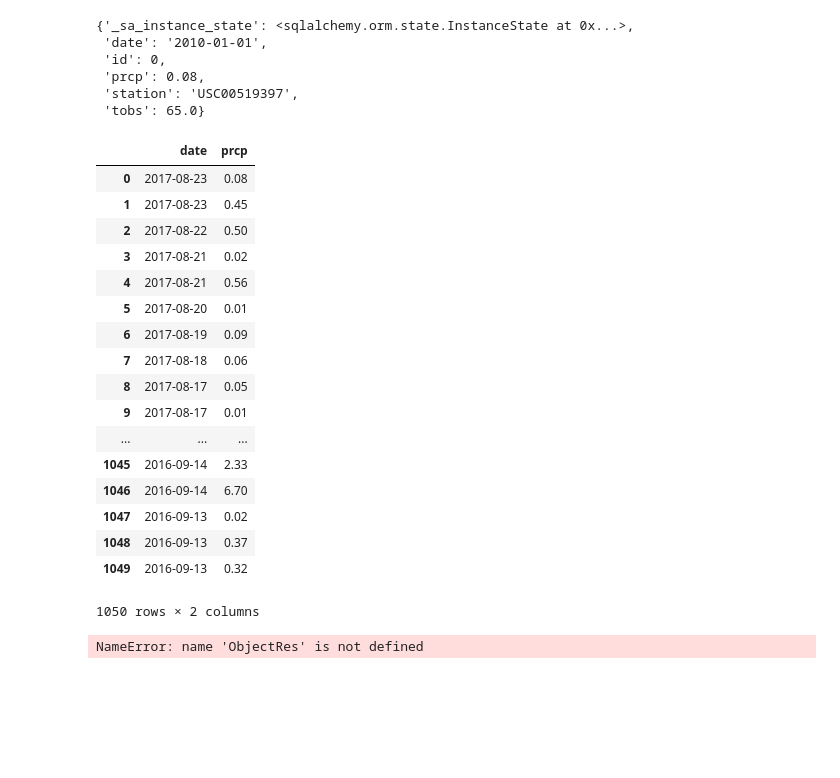
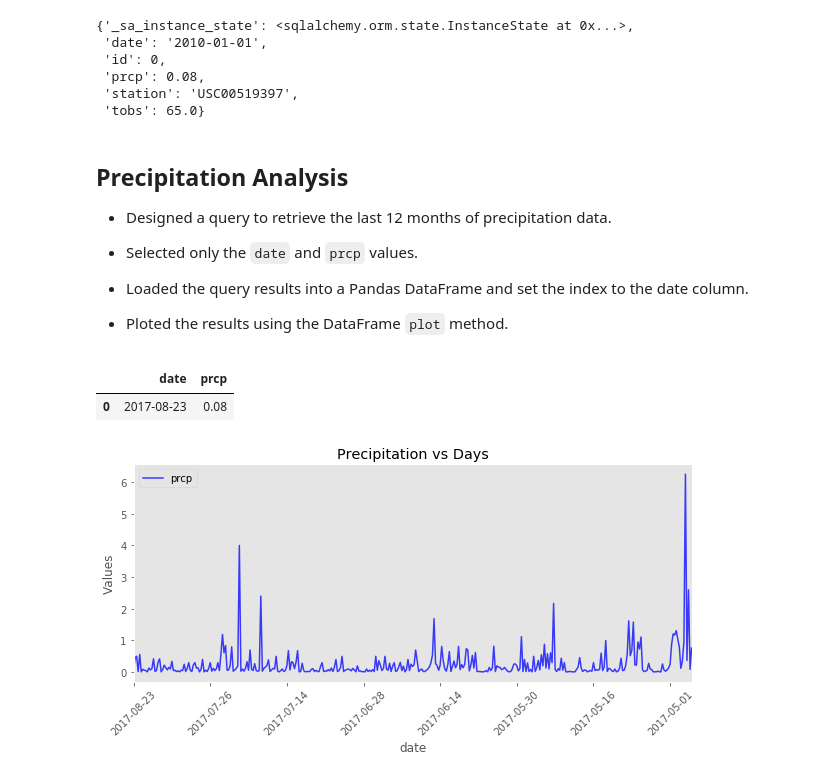
Before and after one commit to mrbalikci/sqlalchemy, a Jupyter notebook: climate_analysis.ipynb, the cells around one changed output. Cells and saved outputs as stored; diff of their text form; code cells hidden in the pictures; blank space fills up the shorter version.

```diff
--- a/climate_analysis.ipynb
+++ b/climate_analysis.ipynb
@@ -55,5 +70,15 @@ first_row.__dict__
  'prcp': 0.08,
  'station': 'USC00519397',
  'tobs': 65.0}
+# %% [markdown]
+## Precipitation Analysis
+
+* Designed a query to retrieve the last 12 months of precipitation data.
+
+* Selected only the `date` and `prcp` values.
+
+* Loaded the query results into a Pandas DataFrame and set the index to the date column.
+
+* Ploted the results using the DataFrame `plot` method.
 # %%
 import pandas as pd
@@ -60,26 +87,7 @@ import pandas as pd
 # %%
-dates = session.query(Measurement.date, Measurement.prcp).order_by(Measurement.date.desc()).limit(1050).all()
-pd.DataFrame(dates)
+dates = session.query(Measurement.date, Measurement.prcp).order_by(Measurement.date.desc()).limit(365).all()
+s_dates = pd.DataFrame(dates)
+s_dates.head(1)
 # %% [output]
 |  | date | prcp |
 | 0 | 2017-08-23 | 0.08 |
-| 1 | 2017-08-23 | 0.45 |
-| 2 | 2017-08-22 | 0.50 |
-| 3 | 2017-08-21 | 0.02 |
-| 4 | 2017-08-21 | 0.56 |
-| 5 | 2017-08-20 | 0.01 |
-| 6 | 2017-08-19 | 0.09 |
-| 7 | 2017-08-18 | 0.06 |
-| 8 | 2017-08-17 | 0.05 |
-| 9 | 2017-08-17 | 0.01 |
-| ... | ... | ... |
-| 1045 | 2016-09-14 | 2.33 |
-| 1046 | 2016-09-14 | 6.70 |
-| 1047 | 2016-09-13 | 0.02 |
-| 1048 | 2016-09-13 | 0.37 |
-| 1049 | 2016-09-13 | 0.32 |
-1050 rows × 2 columns
-# %%
-session.query(ObjectRes).order_by(ObjectRes.id.desc()).first()
-# %% [output]
-NameError: name 'ObjectRes' is not defined
@@ -105,0 +96,11 @@ print(calc_temps('2012-02-28', '2012-03-05'))
+# %%
+s_dates['prcp'].plot(figsize=(10,4), color = 'b', alpha = 0.75)
+plt.grid()
+plt.legend()
+plt.xticks(rotation=45)
+plt.title('Precipitation vs Days')
+plt.ylabel('Values')
+plt.savefig('precipitation.png')
+plt.show()
+# %% [output]
+[figure, added]
```
Also changed, not shown: parts of 30 cells of this notebook, 10 other files.
